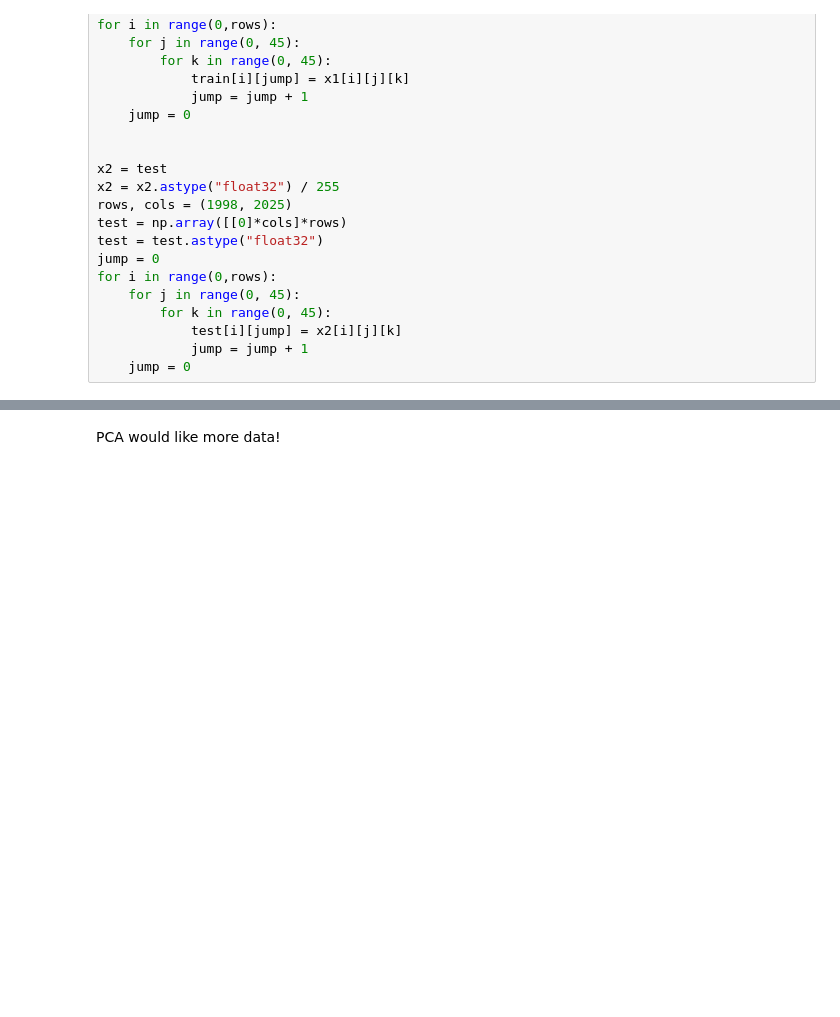
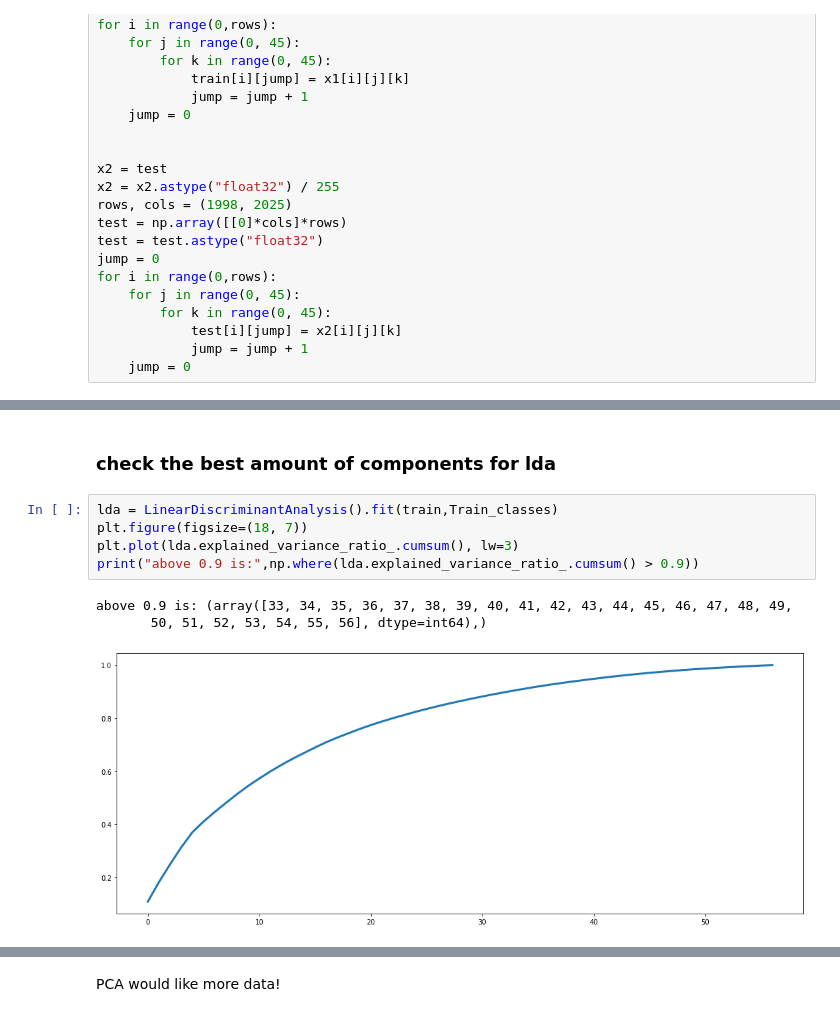
Before and after one commit to bercoHack/Sign-detection, a Jupyter notebook: first.ipynb, the cells around one changed output, grey strips where cells are left out. Saved outputs shown, nothing was run; the diff lists cells and outputs as text; blank space fills up the shorter version.

```diff
--- a/first.ipynb
+++ b/first.ipynb
@@ -141 +94,12 @@ plt.show()
+# %% [markdown]
+### check the best amount of components for lda
+# %%
+lda = LinearDiscriminantAnalysis().fit(train,Train_classes)
+plt.figure(figsize=(18, 7))
+plt.plot(lda.explained_variance_ratio_.cumsum(), lw=3)
+print("above 0.9 is:",np.where(lda.explained_variance_ratio_.cumsum() > 0.9))
+# %% [output]
+above 0.9 is: (array([33, 34, 35, 36, 37, 38, 39, 40, 41, 42, 43, 44, 45, 46, 47, 48, 49,
+       50, 51, 52, 53, 54, 55, 56], dtype=int64),)
+[figure, added]
 # %% [markdown]
```
Also changed, not shown: parts of 26 cells of this notebook, 6 other files.
